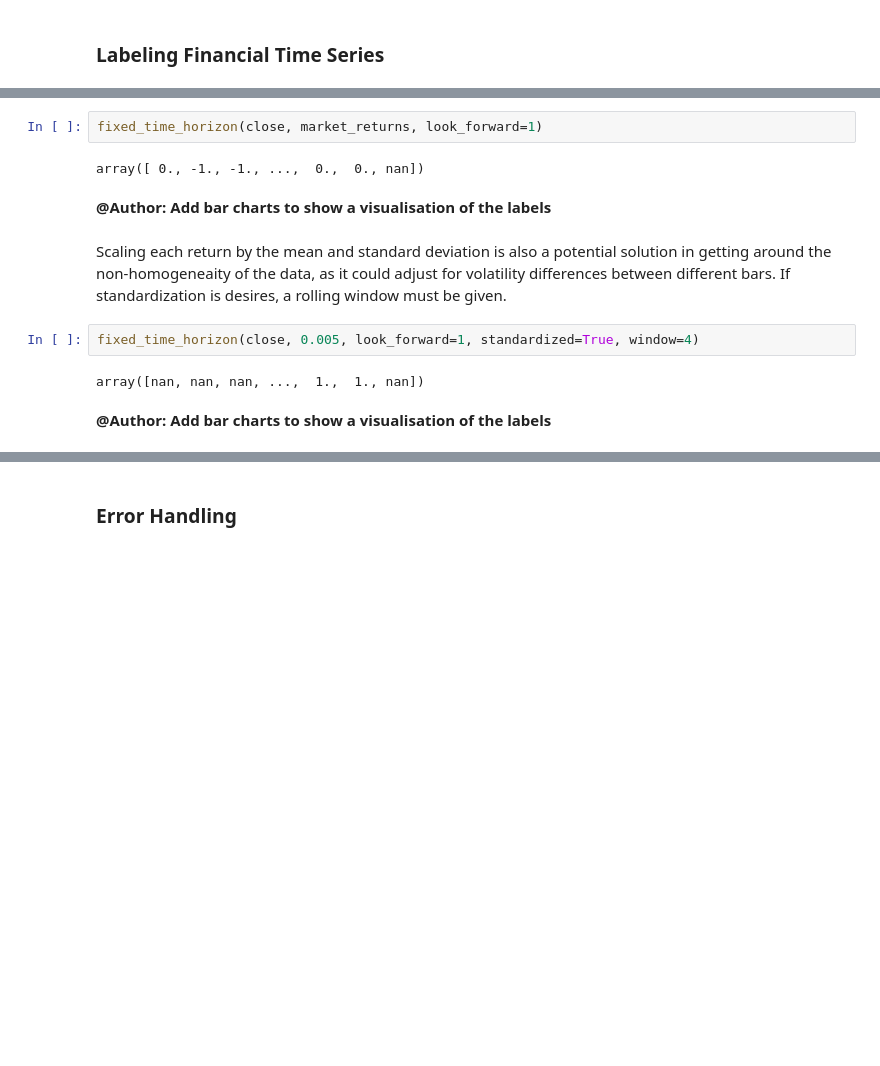
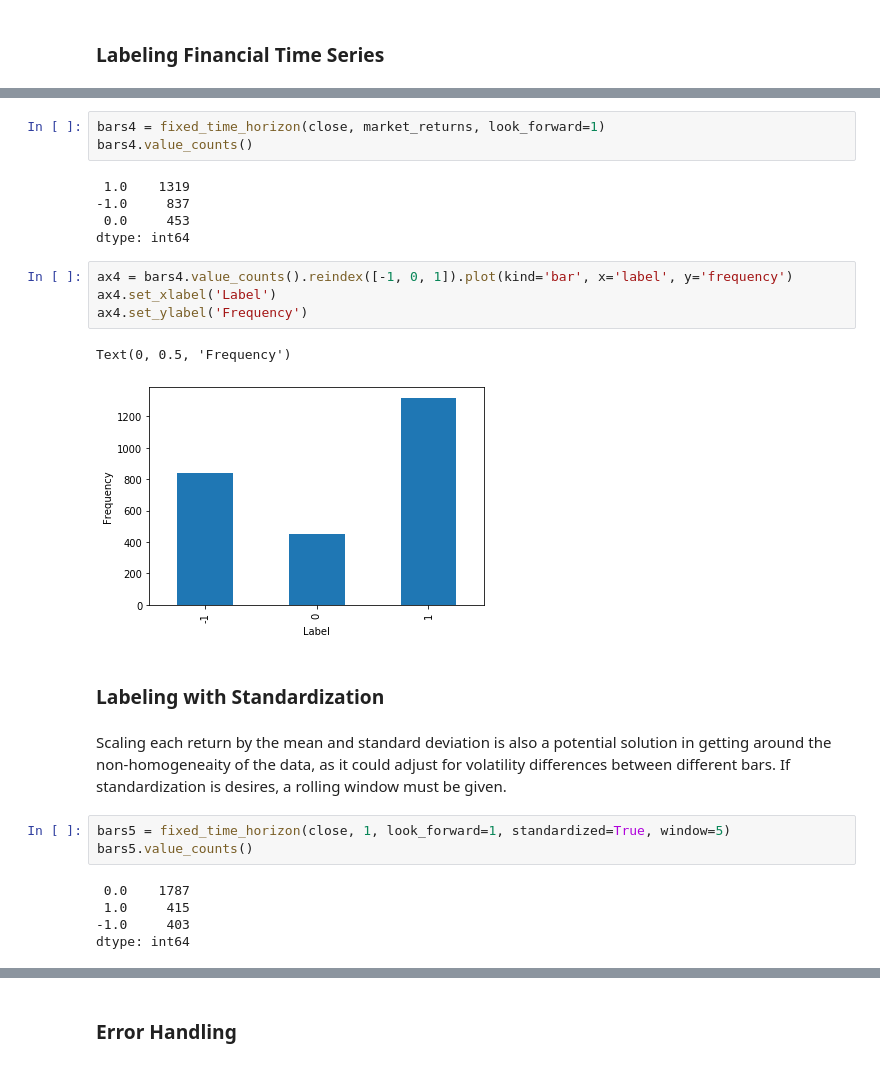
Before and after one commit to AI-Stuff/hudson-and-thames-research, a Jupyter notebook: Labelling/Labels Fixed Horizon/Fixed Time Horizon.ipynb, the cells around one changed output, grey strips where cells are left out. Drawn from its saved outputs; the diff is of its cells as text; blank space fills up the shorter version.

```diff
--- a/Labelling/Labels Fixed Horizon/Fixed Time Horizon.ipynb
+++ b/Labelling/Labels Fixed Horizon/Fixed Time Horizon.ipynb
@@ -96,14 +162,27 @@ Name: Close, dtype: float64
 # %%
-fixed_time_horizon(close, market_returns, look_forward=1)
+bars4 = fixed_time_horizon(close, market_returns, look_forward=1)
+bars4.value_counts()
 # %% [output]
-array([ 0., -1., -1., ...,  0.,  0., nan])
+ 1.0    1319
+-1.0     837
+ 0.0     453
+dtype: int64
-# %% [markdown]
-**@Author: Add bar charts to show a visualisation of the labels**
+# %%
+ax4 = bars4.value_counts().reindex([-1, 0, 1]).plot(kind='bar', x='label', y='frequency')
+ax4.set_xlabel('Label')
+ax4.set_ylabel('Frequency')
+# %% [output]
+Text(0, 0.5, 'Frequency')
+[figure, added]
+# %% [markdown]
+### Labeling with Standardization
 # %% [markdown]
 Scaling each return by the mean and standard deviation is also a potential solution in getting around the non-homogeneaity of the data, as it could adjust for volatility differences between different bars. If standardization is desires, a rolling window must be given.
 # %%
-fixed_time_horizon(close, 0.005, look_forward=1, standardized=True, window=4)
+bars5 = fixed_time_horizon(close, 1, look_forward=1, standardized=True, window=5)
+bars5.value_counts()
 # %% [output]
-array([nan, nan, nan, ...,  1.,  1., nan])
+ 0.0    1787
+ 1.0     415
+-1.0     403
+dtype: int64
-# %% [markdown]
-**@Author: Add bar charts to show a visualisation of the labels**
```
Also changed, not shown: parts of 19 cells of this notebook.
